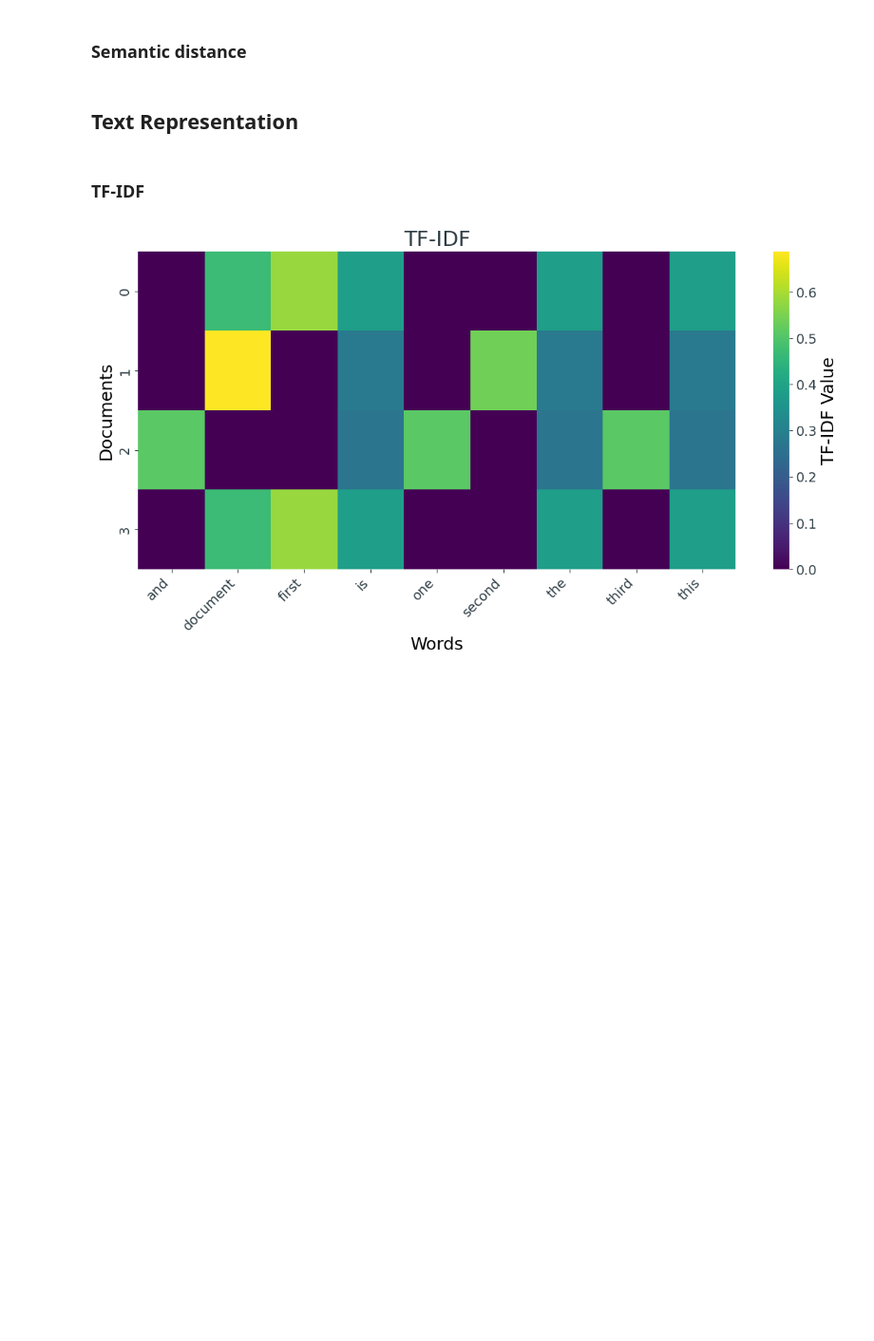
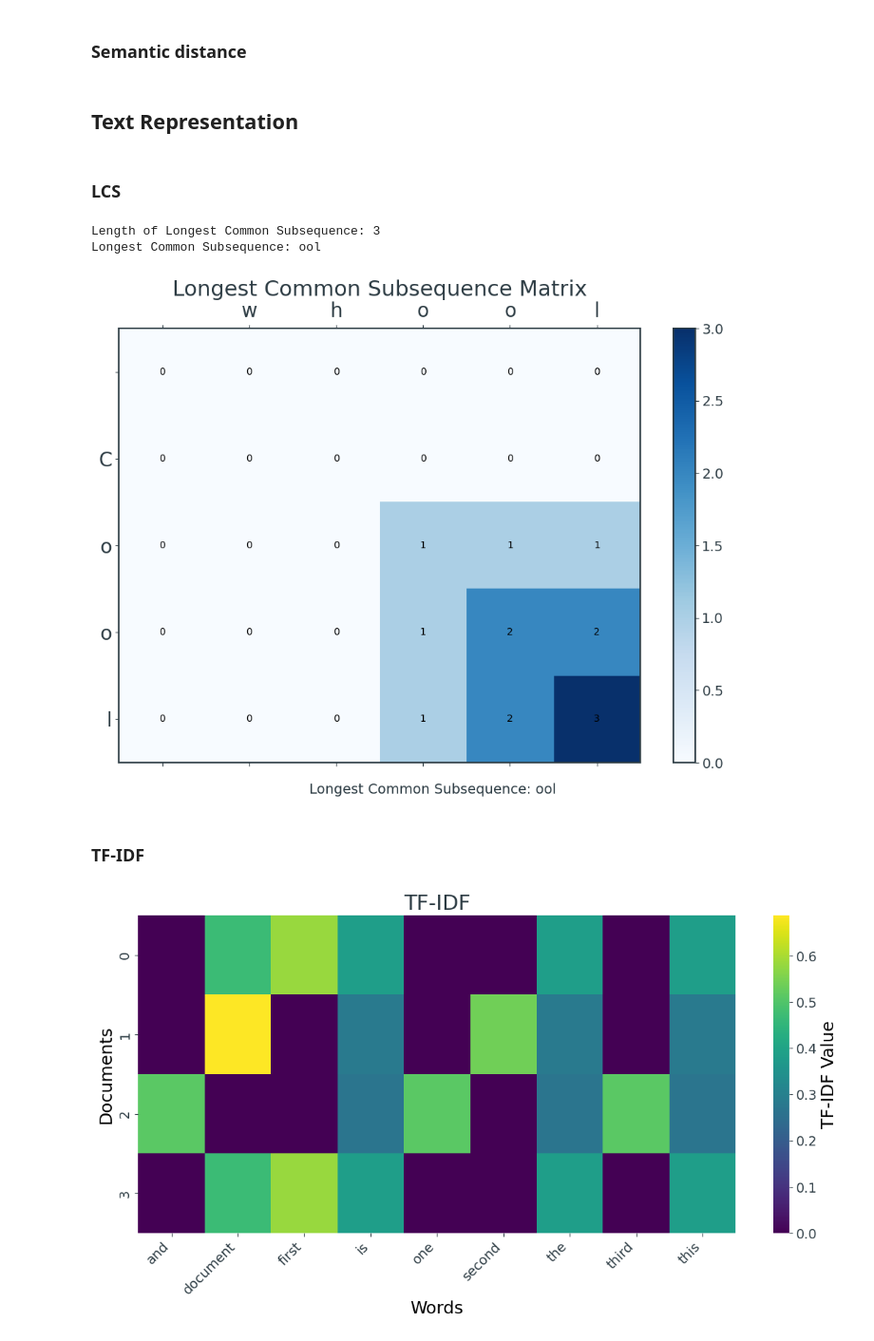
Before and after one commit to micheledinelli/text-distances, a Jupyter notebook: text-distance-analysis.ipynb, the cells around one changed output. Shown: that part at 95% size. Drawn from its saved outputs; the diff is of its cells as text; code cells hidden in the pictures; blank space fills up the shorter version.

```diff
--- a/text-distance-analysis.ipynb
+++ b/text-distance-analysis.ipynb
@@ -213,6 +211,68 @@ plt.show()
 ### Semantic distance
 # %% [markdown]
 ## Text Representation
+# %% [markdown]
+### LCS
+# %%
+def visualize_lcs_matrix(X, Y, lcs_matrix, longest_common_subsequence):
+    fig, ax = plt.subplots()
+    ax.set_title('Longest Common Subsequence Matrix')
+    cax = ax.matshow(lcs_matrix, cmap='Blues')
+
+    for i in range(len(X) + 1):
+        for j in range(len(Y) + 1):
+            ax.text(j, i, str(lcs_matrix[i, j]), ha='center', va='center', color='black')
+
+    ax.set_xticks(np.arange(len(Y) + 1))
+    ax.set_yticks(np.arange(len(X) + 1))
+    ax.set_xticklabels([''] + list(Y), fontsize=20)
+    ax.set_yticklabels([''] + list(X), fontsize=20)
+    plt.colorbar(cax)
+    fig.text(0.5, 0.05, "Longest Common Subsequence: " + longest_common_subsequence, ha='center', va='bottom', fontsize=14)
+    plt.show()
+# %%
+def longest_common_subsequence(X, Y):
+    m = len(X)
+    n = len(Y)
+
+    # Create a matrix to store lengths of LCS
+    lcs_matrix = np.zeros((m+1, n+1), dtype=int)
+
+    # Build the matrix
+    for i in range(1, m+1):
+        for j in range(1, n+1):
+            if X[i-1] == Y[j-1]:
+                lcs_matrix[i][j] = lcs_matrix[i-1][j-1] + 1
+            else:
+                lcs_matrix[i][j] = max(lcs_matrix[i-1][j], lcs_matrix[i][j-1])
+
+    # Find the length of LCS
+    length_lcs = lcs_matrix[m][n]
+
+    # Find the actual LCS
+    lcs = []
+    i, j = m, n
+    while i > 0 and j > 0:
+        if X[i-1] == Y[j-1]:
+            lcs.insert(0, X[i-1])
+            i -= 1
+            j -= 1
+        elif lcs_matrix[i-1][j] > lcs_matrix[i][j-1]:
+            i -= 1
+        else:
+            j -= 1
+
+    return length_lcs, ''.join(lcs), lcs_matrix
+
+length_lcs, lcs_sequence, lcs_matrix = longest_common_subsequence(s4, "whool")
+print(f"Length of Longest Common Subsequence: {length_lcs}")
+print(f"Longest Common Subsequence: {lcs_sequence}")
+
+visualize_lcs_matrix(s4, "whool", lcs_matrix, lcs_sequence)
+# %% [output]
+Length of Longest Common Subsequence: 3
+Longest Common Subsequence: ool
+[figure, added]
 # %% [markdown]
 ### TF-IDF
 # %%
```
Also changed, not shown: parts of 4 cells of this notebook.
